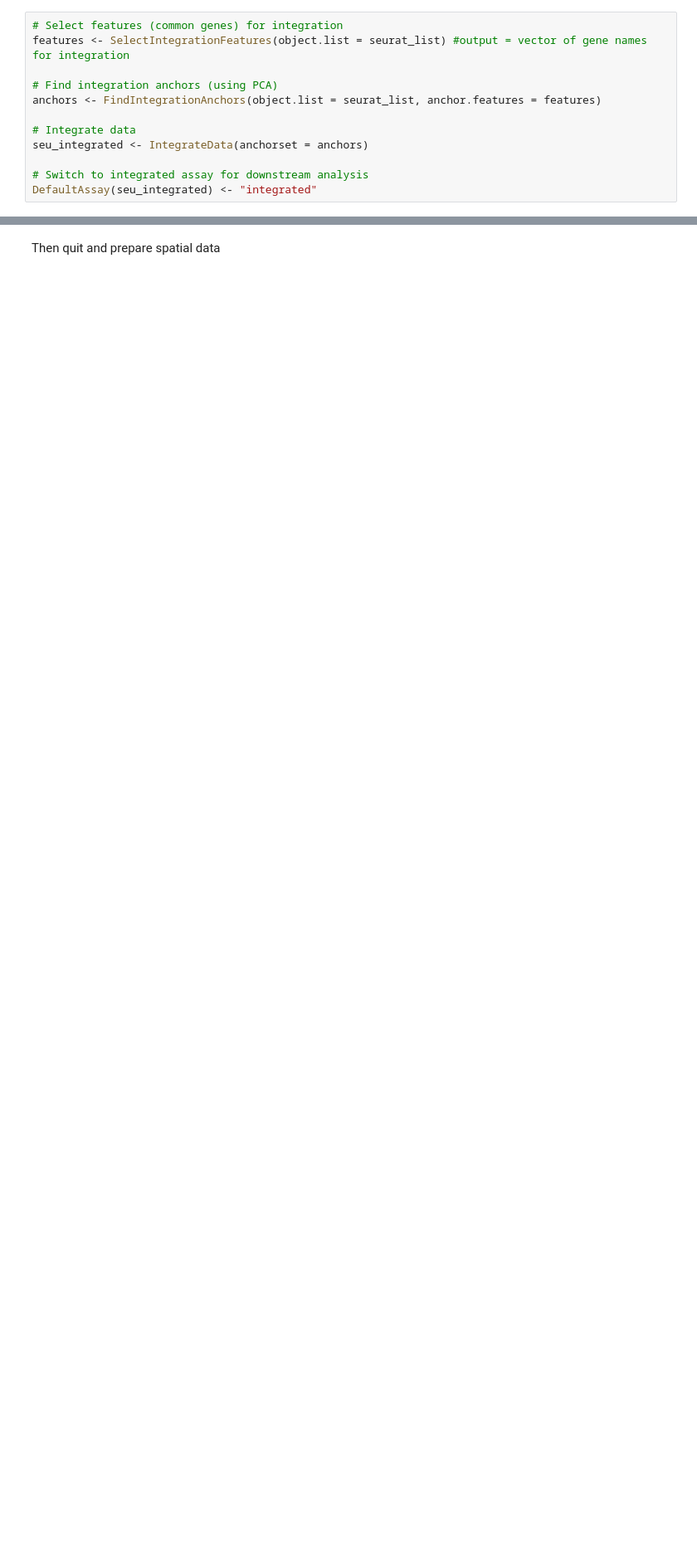
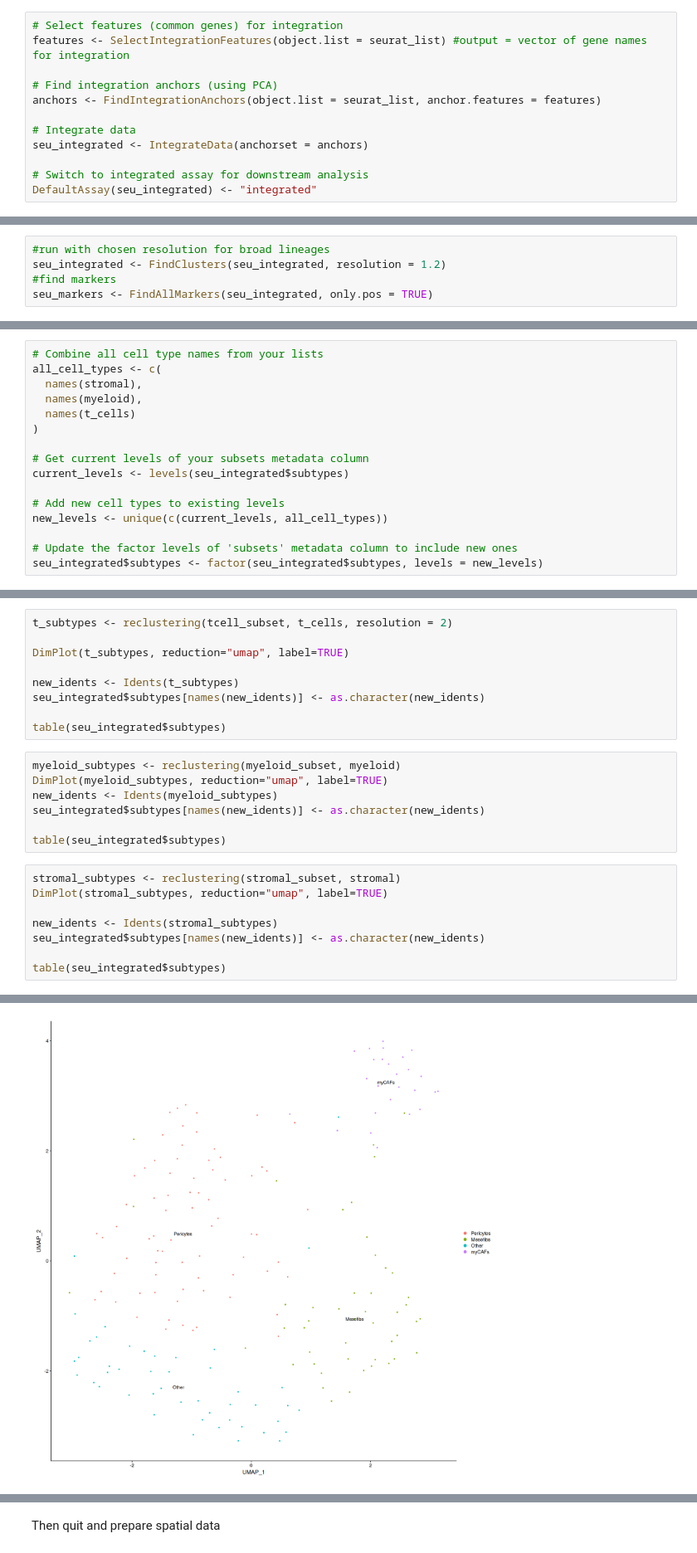
Before and after one commit to EmilyKate416/Spatial, a Jupyter notebook: prepare_scRNAseq_cell2location.ipynb, the cells around one changed output, grey strips where cells are left out. Shown at 83% size. Cells and saved outputs as stored; diff of their text form; blank space fills up the shorter version.

```diff
--- a/prepare_scRNAseq_cell2location.ipynb
+++ b/prepare_scRNAseq_cell2location.ipynb
@@ -214,0 +362,5 @@ You can now proceed with downstream steps: clustering, cell type annotation, dif
+# %%
+#run with chosen resolution for broad lineages
+seu_integrated <- FindClusters(seu_integrated, resolution = 1.2)
+#find markers
+seu_markers <- FindAllMarkers(seu_integrated, only.pos = TRUE)
@@ -214,0 +433,16 @@ You can now proceed with downstream steps: clustering, cell type annotation, dif
+# %%
+# Combine all cell type names from your lists
+all_cell_types <- c(
+  names(stromal),
+  names(myeloid),
+  names(t_cells)
+)
+
+# Get current levels of your subsets metadata column
+current_levels <- levels(seu_integrated$subtypes)
+
+# Add new cell types to existing levels
+new_levels <- unique(c(current_levels, all_cell_types))
+
+# Update the factor levels of 'subsets' metadata column to include new ones
+seu_integrated$subtypes <- factor(seu_integrated$subtypes, levels = new_levels)
@@ -214,0 +501,25 @@ You can now proceed with downstream steps: clustering, cell type annotation, dif
+# %%
+t_subtypes <- reclustering(tcell_subset, t_cells, resolution = 2)
+
+DimPlot(t_subtypes, reduction="umap", label=TRUE)
+
+new_idents <- Idents(t_subtypes)
+seu_integrated$subtypes[names(new_idents)] <- as.character(new_idents)
+
+table(seu_integrated$subtypes)
+# %%
+myeloid_subtypes <- reclustering(myeloid_subset, myeloid)
+DimPlot(myeloid_subtypes, reduction="umap", label=TRUE)
+new_idents <- Idents(myeloid_subtypes)
+seu_integrated$subtypes[names(new_idents)] <- as.character(new_idents)
+
+table(seu_integrated$subtypes)
+# %%
+stromal_subtypes <- reclustering(stromal_subset, stromal)
+DimPlot(stromal_subtypes, reduction="umap", label=TRUE)
+
+new_idents <- Idents(stromal_subtypes)
+seu_integrated$subtypes[names(new_idents)] <- as.character(new_idents)
+
+table(seu_integrated$subtypes)
+# %% [output]
@@ -214,0 +576 @@ You can now proceed with downstream steps: clustering, cell type annotation, dif
+[figure, added]
```
Also changed, not shown: parts of 54 cells of this notebook, 6 other files.
